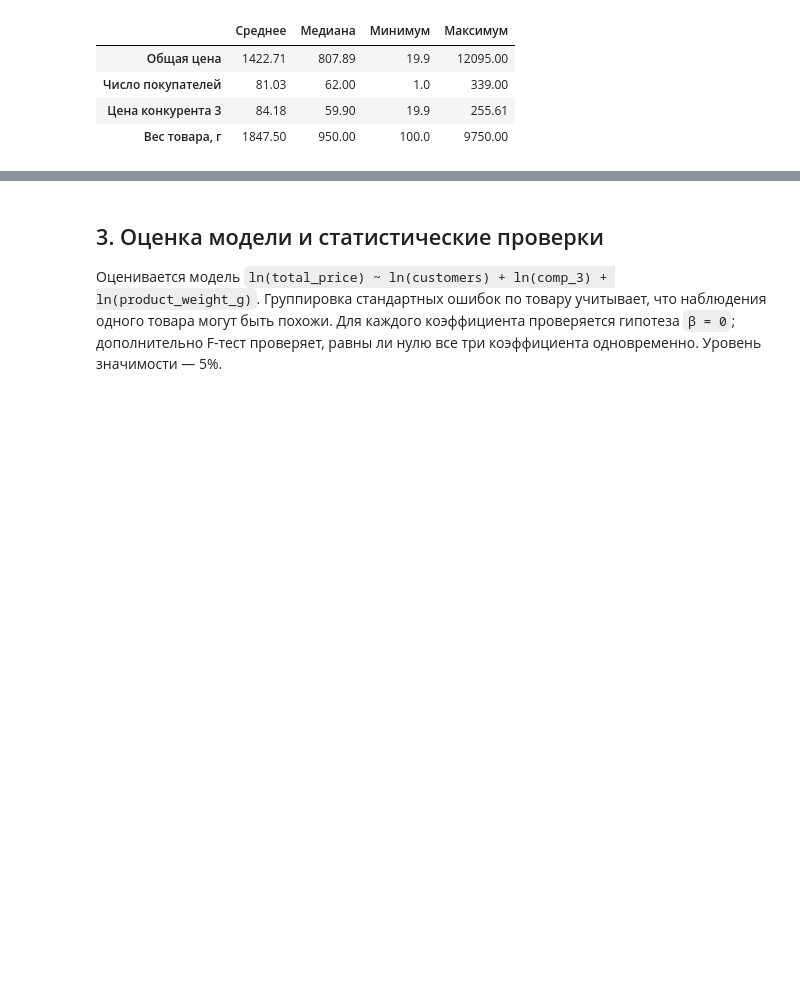
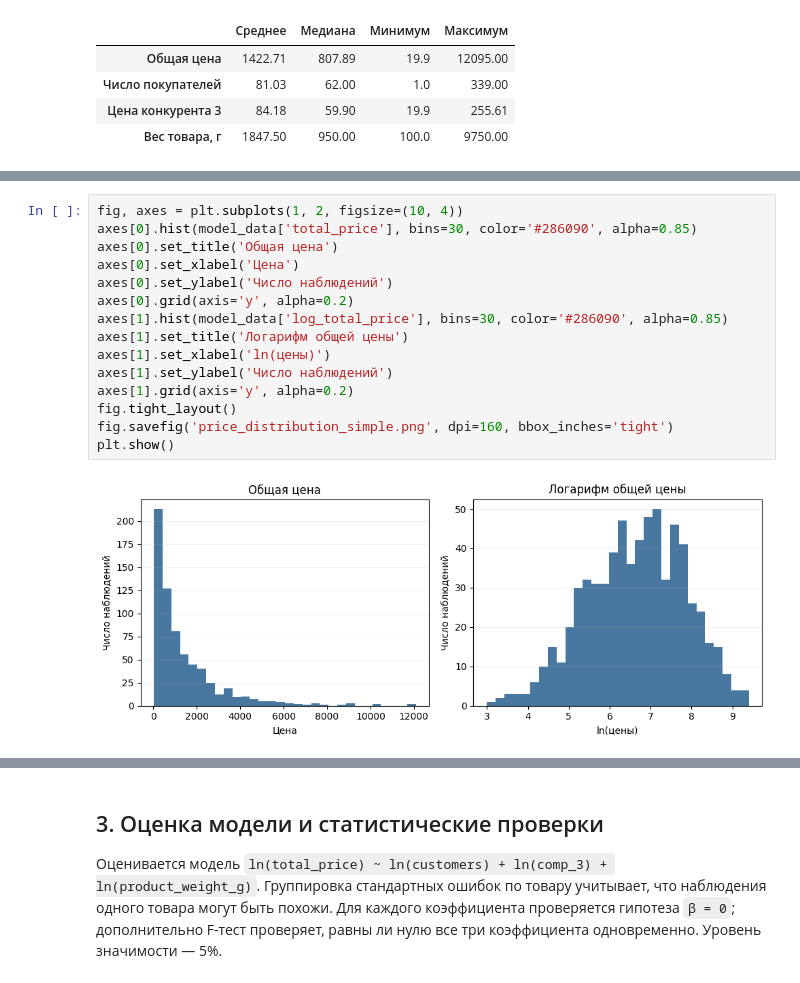
Before and after one commit to tushkanchek/scienceWork, a Jupyter notebook: science_work_simple.ipynb, the cells around one changed output, grey strips where cells are left out. Cells and saved outputs as stored; diff of their text form; blank space fills up the shorter version.

Commit message:
to_show

```diff
--- a/science_work_simple.ipynb
+++ b/science_work_simple.ipynb
@@ -49,0 +54,17 @@ display(descriptive.round(2))
+# %%
+fig, axes = plt.subplots(1, 2, figsize=(10, 4))
+axes[0].hist(model_data['total_price'], bins=30, color='#286090', alpha=0.85)
+axes[0].set_title('Общая цена')
+axes[0].set_xlabel('Цена')
+axes[0].set_ylabel('Число наблюдений')
+axes[0].grid(axis='y', alpha=0.2)
+axes[1].hist(model_data['log_total_price'], bins=30, color='#286090', alpha=0.85)
+axes[1].set_title('Логарифм общей цены')
+axes[1].set_xlabel('ln(цены)')
+axes[1].set_ylabel('Число наблюдений')
+axes[1].grid(axis='y', alpha=0.2)
+fig.tight_layout()
+fig.savefig('price_distribution_simple.png', dpi=160, bbox_inches='tight')
+plt.show()
+# %% [output]
+[figure, added]
```
Also changed, not shown: parts of 6 cells of this notebook, 4 other files.
